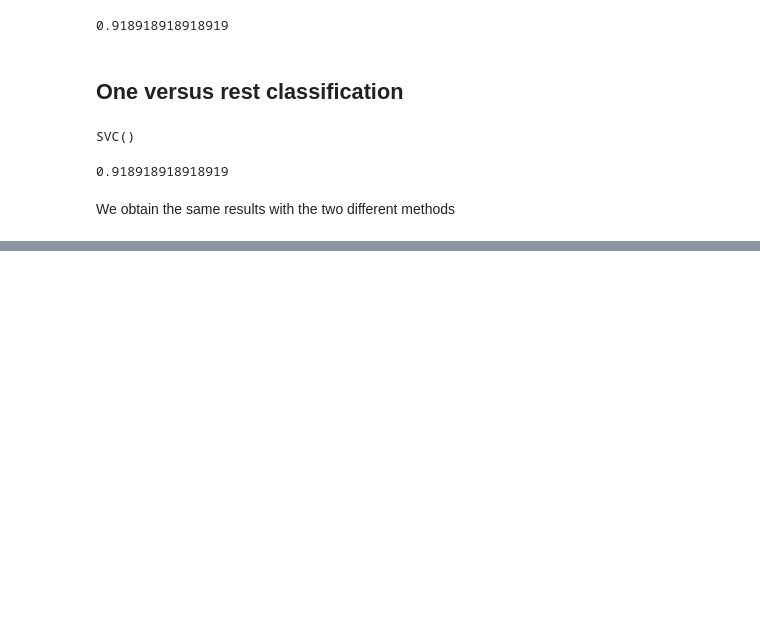
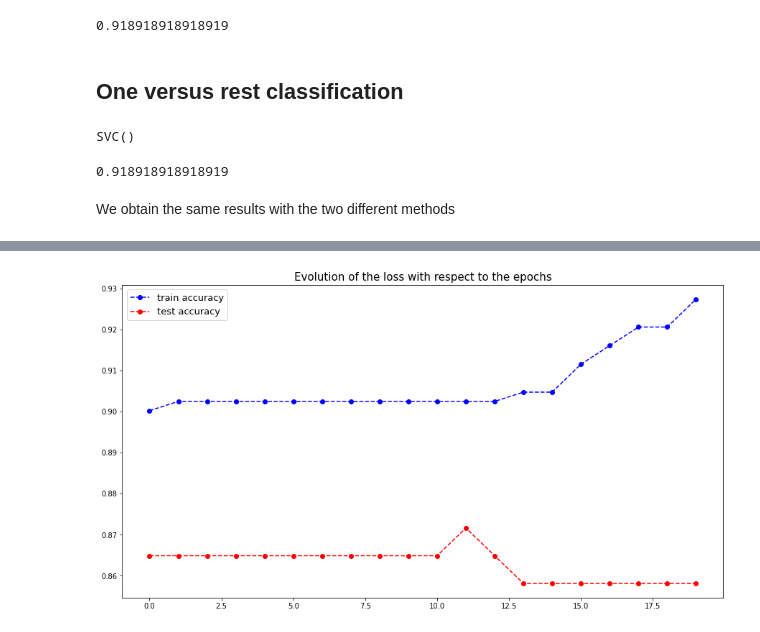
Before and after one commit to Victor-Manach/SD210, a Jupyter notebook: Classification_task.ipynb, the cells around one changed output, grey strips where cells are left out. Drawn from its saved outputs; the diff is of its cells as text; code cells hidden in the pictures; blank space fills up the shorter version.

```diff
--- a/Classification_task.ipynb
+++ b/Classification_task.ipynb
@@ -93,7 +89,7 @@ clf_ovo.score(X_test, y_test)
 ## One versus rest classification
 # %%
 clf_ovr = SVC(decision_function_shape='ovr')
-clf_ovr.fit(X_train, y_train)
+clf_ovr.fit(x_train, y_train)
 # %% [output]
 SVC()
 # %%
@@ -104,0 +109,16 @@ We obtain the same results with the two different methods
+# %%
+sc = StandardScaler()
+x_train = sc.fit_transform(x_train)
+y_train = to_categorical(y_train)
+y_test = to_categorical(y_test)
+# %%
+model = Sequential()
+
+model.add(Dense(units = 12, activation='relu', input_dim=12))
+model.add(Dense(units = 8, activation='sigmoid'))
+model.add(Dense(units = 5, activation='softmax'))
+
+sgd = optimizers.SGD(learning_rate=0.01)
+model.compile(loss='categorical_crossentropy', optimizer=sgd, metrics=['accuracy'])
+# %%
+history = model.fit(x_train, y_train, batch_size = 2, epochs = 20, validation_data=(x_test, y_test), verbose=1)
@@ -104,0 +143,11 @@ We obtain the same results with the two different methods
+# %%
+loss = history.history['accuracy']
+val_loss = history.history['val_accuracy']
+plt.figure(figsize=(15,8))
+plt.plot(loss, c='b', marker='o', linestyle='--', label='train accuracy')
+plt.plot(val_loss, c='r', marker='o', linestyle='--', label='test accuracy')
+plt.title('Evolution of the loss with respect to the epochs', size=15)
+plt.legend(fontsize=13)
+plt.show()
+# %% [output]
+[figure, added]
```
Also changed, not shown: parts of 11 cells of this notebook, 2 other files.
